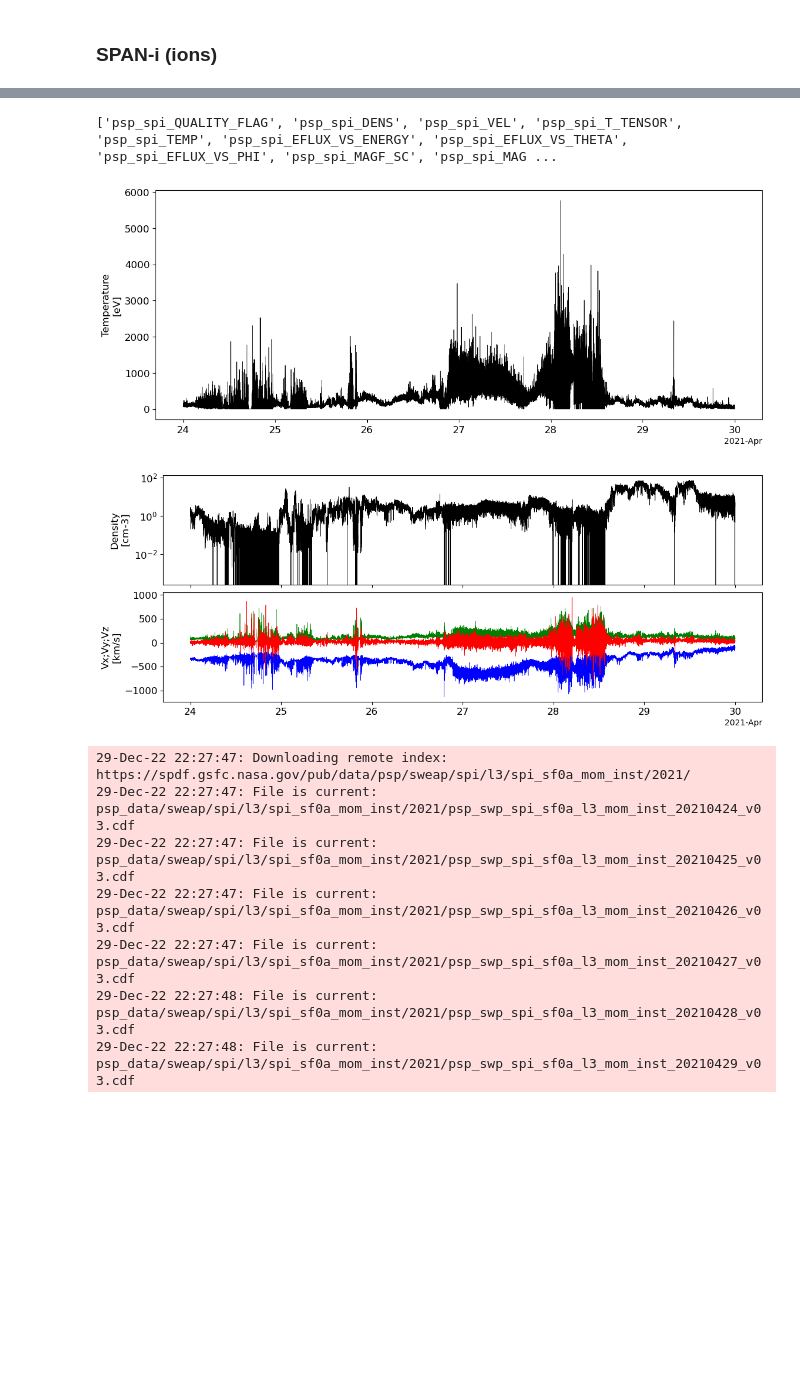
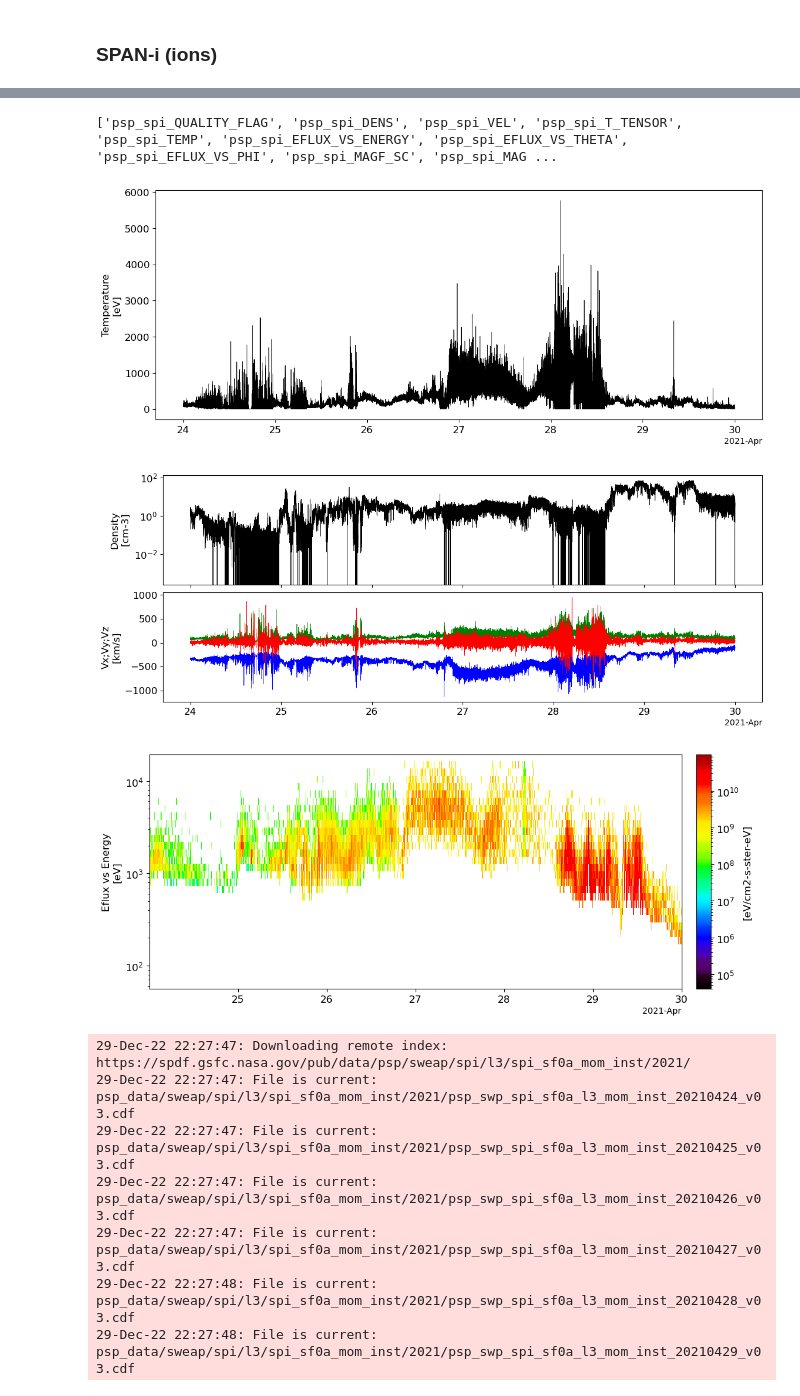
Before and after one commit to adamzhen/Project-Icarus-Official, a Jupyter notebook: pyspedas_data_analysis.ipynb, the cells around one changed output, grey strips where cells are left out. Drawn from its saved outputs; the diff is of its cells as text; code cells hidden in the pictures; blank space fills up the shorter version.

```diff
--- a/pyspedas_data_analysis.ipynb
+++ b/pyspedas_data_analysis.ipynb
@@ -202,6 +202,6 @@ spi_vars_tplot = pyspedas.psp.spi(trange=['2021-04-24', '2021-04-30'], datatype=
 print(spi_vars_tplot)
 tplot(['psp_spi_TEMP'])
 tplot(['psp_spi_DENS', 'psp_spi_VEL'])
-#tplot(['psp_spi_EFLUX_VS_ENERGY'])
+tplot(['psp_spi_EFLUX_VS_ENERGY'])
 #tplot(['psp_spi_MAGF_SC', 'psp_spi_MAGF_INST'])
 # %% [output]
@@ -215,6 +215,7 @@ tplot(['psp_spi_DENS', 'psp_spi_VEL'])
 ['psp_spi_QUALITY_FLAG', 'psp_spi_DENS', 'psp_spi_VEL', 'psp_spi_T_TENSOR', 'psp_spi_TEMP', 'psp_spi_EFLUX_VS_ENERGY', 'psp_spi_EFLUX_VS_THETA', 'psp_spi_EFLUX_VS_PHI', 'psp_spi_MAGF_SC', 'psp_spi_MAG ...
 [figure]
 [figure]
+[figure, added]
 # %%
 spi_vars = pyspedas.psp.spi(trange=['2021-04-24', '2021-04-30'], datatype='spi_sf0a_mom_inst', level='l3', notplot=True, time_clip=False)
 # %% [output]
```
Also changed, not shown: parts of 4 cells of this notebook, 16 other files.
